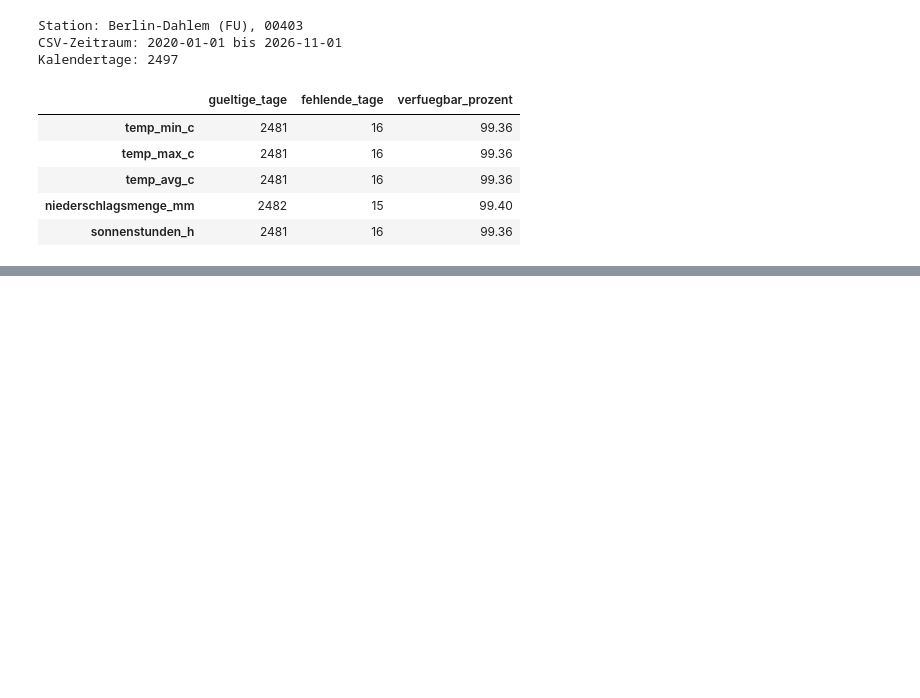
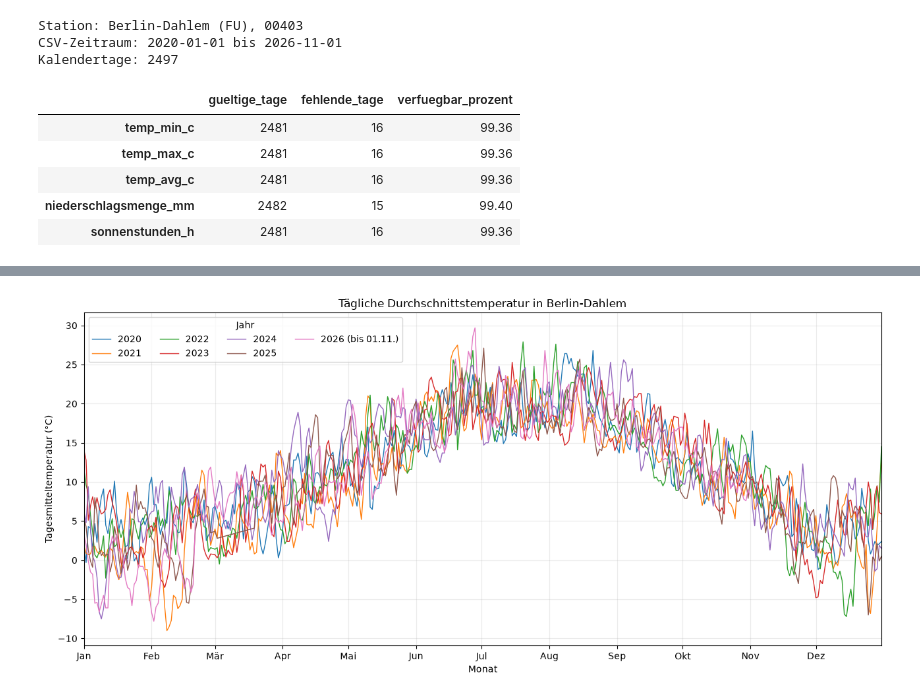
Before and after one commit to nktrsr/uebung021126_ki, a Jupyter notebook: dwd_berlin_wetterdaten_2020_heute.ipynb, the cells around one changed output, grey strips where cells are left out. Drawn from its saved outputs; the diff is of its cells as text; code cells hidden in the pictures; blank space fills up the shorter version.

```diff
--- a/dwd_berlin_wetterdaten_2020_heute.ipynb
+++ b/dwd_berlin_wetterdaten_2020_heute.ipynb
@@ -158,0 +163,40 @@ Kalendertage: 2497
+# %%
+import matplotlib.pyplot as plt
+
+plot_daten = daten.dropna(subset=["temp_avg_c"]).copy()
+plot_daten["vergleichsdatum"] = pd.to_datetime(
+    "2000-" + plot_daten["datum"].dt.strftime("%m-%d")
+)
+
+fig, ax = plt.subplots(figsize=(13, 6))
+farben = plt.get_cmap("tab10")
+
+for index, (jahr, jahresdaten) in enumerate(
+    plot_daten.groupby(plot_daten["datum"].dt.year)
+):
+    letzter_tag = jahresdaten["datum"].max()
+    beschriftung = (
+        f"{jahr} (bis {letzter_tag:%d.%m.})"
+        if letzter_tag < pd.Timestamp(year=int(jahr), month=12, day=31)
+        else str(jahr)
+    )
+    ax.plot(
+        jahresdaten["vergleichsdatum"],
+        jahresdaten["temp_avg_c"],
+        color=farben(index % 10),
+        linewidth=1,
+        label=beschriftung,
+    )
+
+ax.set_title("Tägliche Durchschnittstemperatur in Berlin-Dahlem")
+ax.set_xlabel("Monat")
+ax.set_ylabel("Tagesmitteltemperatur (°C)")
+ax.set_xticks(pd.date_range("2000-01-01", "2000-12-01", freq="MS"))
+ax.set_xticklabels(["Jan", "Feb", "Mär", "Apr", "Mai", "Jun", "Jul", "Aug", "Sep", "Okt", "Nov", "Dez"])
+ax.set_xlim(pd.Timestamp("2000-01-01"), pd.Timestamp("2000-12-31"))
+ax.grid(True, alpha=0.25)
+ax.legend(title="Jahr", ncols=4)
+fig.tight_layout()
+plt.show()
+# %% [output]
+[figure, added]
```
Also changed, not shown: parts of 23 cells of this notebook.
